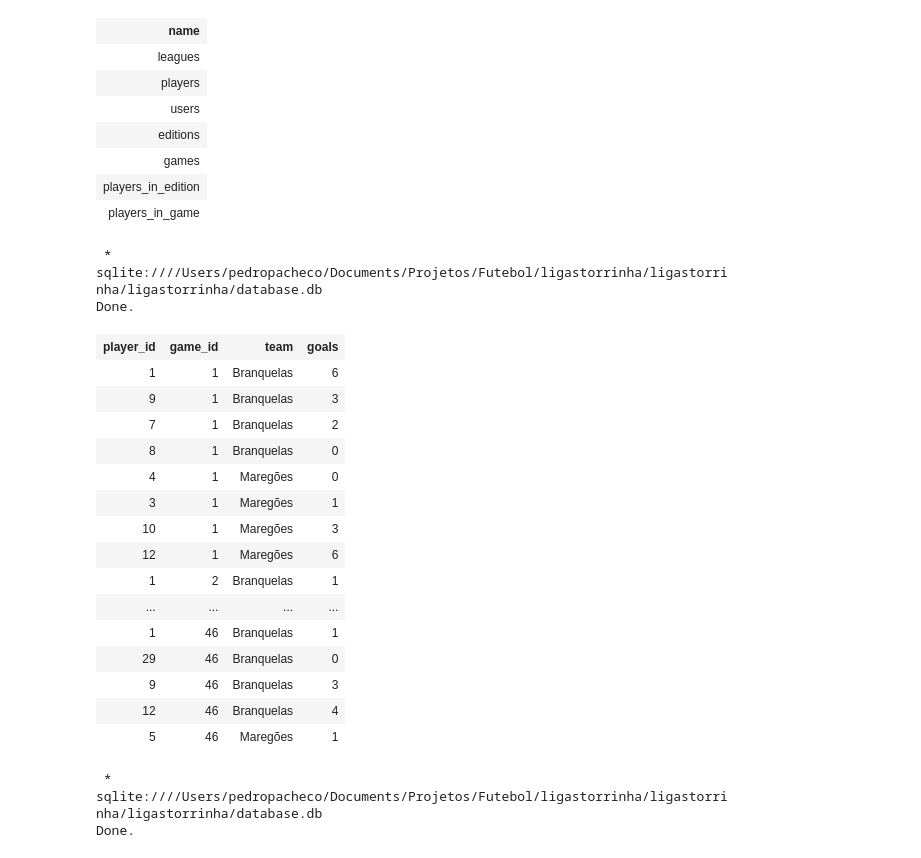
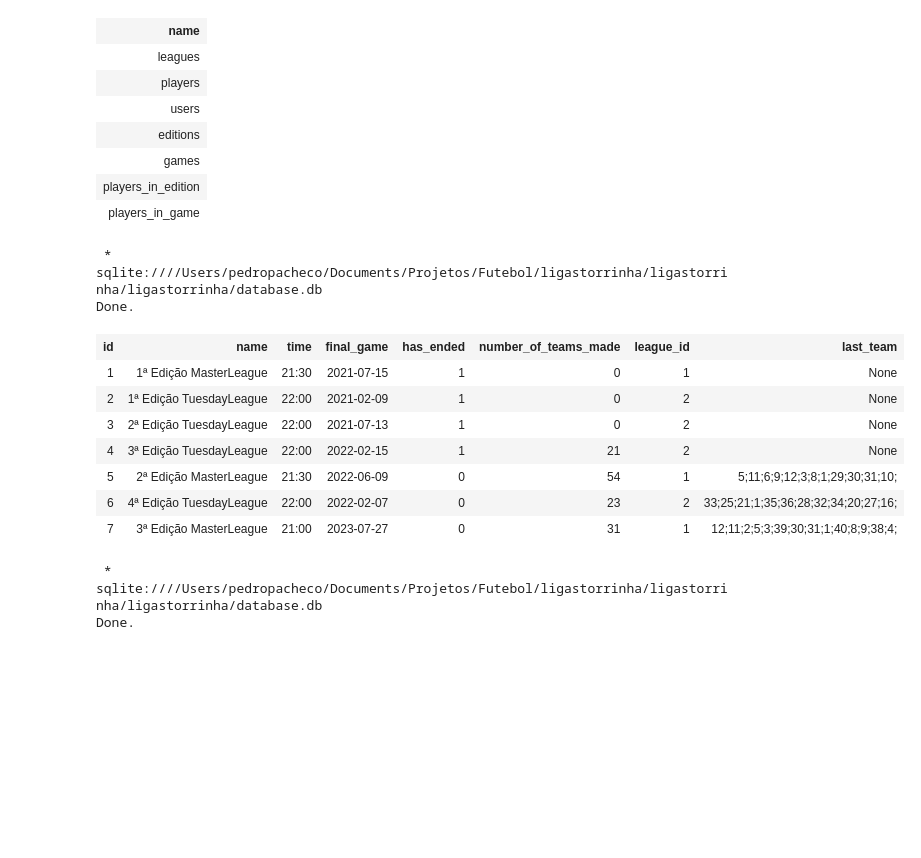
Before and after one commit to pedropacheco95/ligastorrinha, a Jupyter notebook: ligastorrinha/Untitled.ipynb, the cells around one changed output. Saved outputs shown, nothing was run; the diff lists cells and outputs as text; code cells hidden in the pictures; blank space fills up the shorter version.

Commit message:
Close editions

```diff
--- a/ligastorrinha/Untitled.ipynb
+++ b/ligastorrinha/Untitled.ipynb
@@ -25,26 +25,18 @@ Done.
 | players_in_game |
 # %%
 %%sql
-SELECT * FROM players_in_game;
+SELECT * FROM editions;
 # %% [output]
  * sqlite:////Users/pedropacheco/Documents/Projetos/Futebol/ligastorrinha/ligastorrinha/ligastorrinha/database.db
 Done.
-| player_id | game_id | team | goals |
-| 1 | 1 | Branquelas | 6 |
-| 9 | 1 | Branquelas | 3 |
-| 7 | 1 | Branquelas | 2 |
-| 8 | 1 | Branquelas | 0 |
-| 4 | 1 | Maregões | 0 |
-| 3 | 1 | Maregões | 1 |
-| 10 | 1 | Maregões | 3 |
-| 12 | 1 | Maregões | 6 |
-| 1 | 2 | Branquelas | 1 |
-| ... | ... | ... | ... |
-| 1 | 46 | Branquelas | 1 |
-| 29 | 46 | Branquelas | 0 |
-| 9 | 46 | Branquelas | 3 |
-| 12 | 46 | Branquelas | 4 |
-| 5 | 46 | Maregões | 1 |
+| id | name | time | final_game | has_ended | number_of_teams_made | league_id | last_team |
+| 1 | 1ª Edição MasterLeague | 21:30 | 2021-07-15 | 1 | 0 | 1 | None |
+| 2 | 1ª Edição TuesdayLeague | 22:00 | 2021-02-09 | 1 | 0 | 2 | None |
+| 3 | 2ª Edição TuesdayLeague | 22:00 | 2021-07-13 | 1 | 0 | 2 | None |
+| 4 | 3ª Edição TuesdayLeague | 22:00 | 2022-02-15 | 1 | 21 | 2 | None |
+| 5 | 2ª Edição MasterLeague | 21:30 | 2022-06-09 | 0 | 54 | 1 | 5;11;6;9;12;3;8;1;29;30;31;10; |
+| 6 | 4ª Edição TuesdayLeague | 22:00 | 2022-02-07 | 0 | 23 | 2 | 33;25;21;1;35;36;28;32;34;20;27;16; |
+| 7 | 3ª Edição MasterLeague | 21:00 | 2023-07-27 | 0 | 31 | 1 | 12;11;2;5;3;39;30;31;1;40;8;9;38;4; |
 # %%
 %%sql
 SELECT * FROM players_in_edition WHERE edition_id=5;
```
Also changed, not shown: parts of 4 cells of this notebook, 18 other files.
